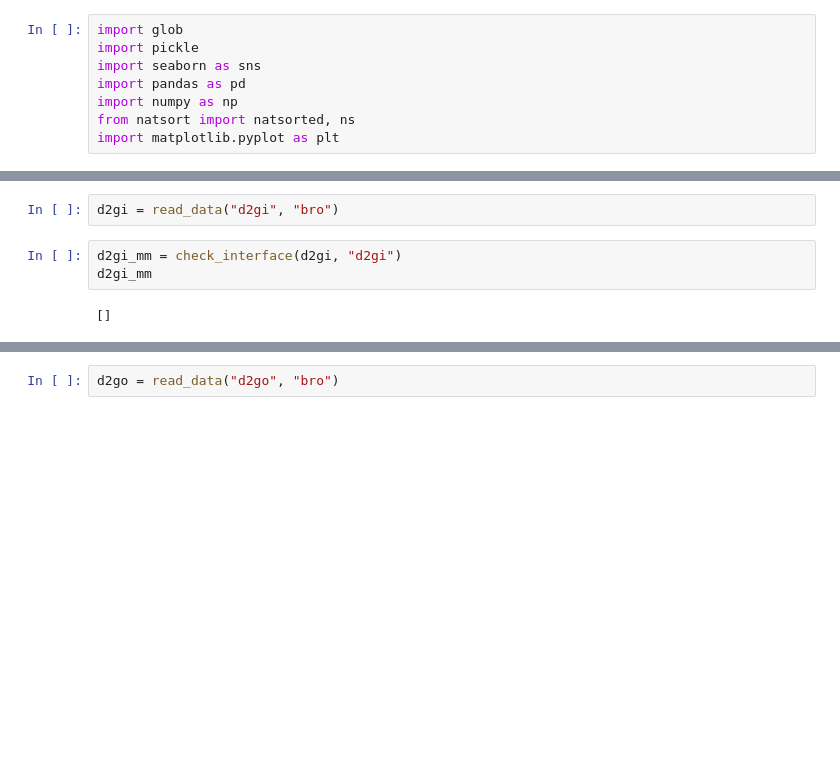
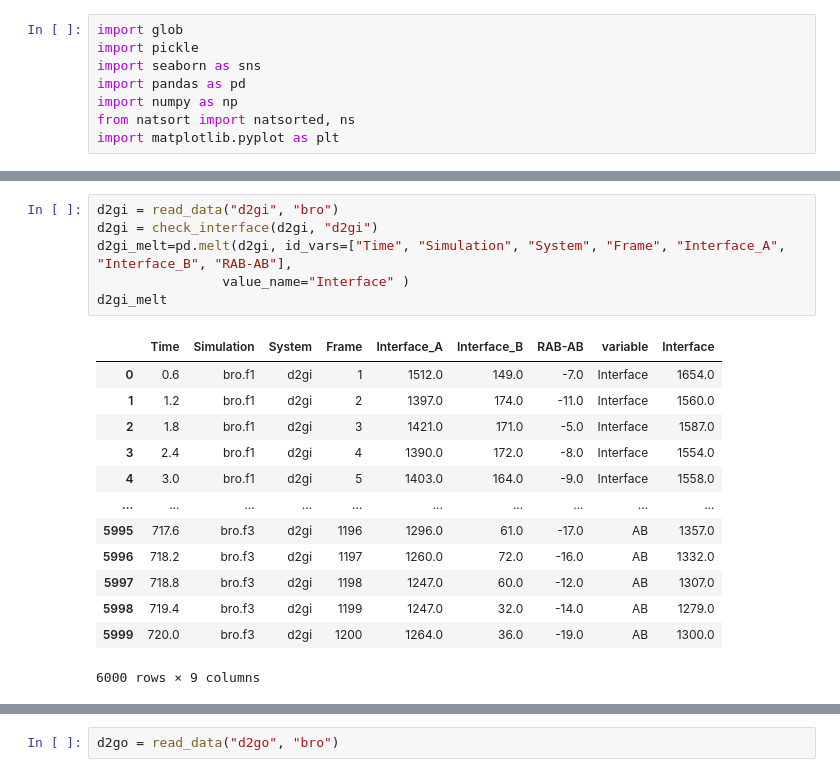
Before and after one commit to brucekhlee/ace, a Jupyter notebook: tutorial/dx_g_cpx/check_interface.ipynb, the cells around one changed output, grey strips where cells are left out. Saved outputs shown, nothing was run; the diff lists cells and outputs as text; blank space fills up the shorter version.

```diff
--- a/tutorial/dx_g_cpx/check_interface.ipynb
+++ b/tutorial/dx_g_cpx/check_interface.ipynb
@@ -56,7 +59,20 @@ def check_interface(df, receptor=None):
-# %%
-d2gi = read_data("d2gi", "bro")
-# %%
-d2gi_mm = check_interface(d2gi, "d2gi")
-d2gi_mm
-# %% [output]
-[]
+# %%
+d2gi = read_data("d2gi", "bro")
+d2gi = check_interface(d2gi, "d2gi")
+d2gi_melt=pd.melt(d2gi, id_vars=["Time", "Simulation", "System", "Frame", "Interface_A", "Interface_B", "RAB-AB"],
+                value_name="Interface" )
+d2gi_melt
+# %% [output]
+|  | Time | Simulation | System | Frame | Interface_A | Interface_B | RAB-AB | variable | Interface |
+| 0 | 0.6 | bro.f1 | d2gi | 1 | 1512.0 | 149.0 | -7.0 | Interface | 1654.0 |
+| 1 | 1.2 | bro.f1 | d2gi | 2 | 1397.0 | 174.0 | -11.0 | Interface | 1560.0 |
+| 2 | 1.8 | bro.f1 | d2gi | 3 | 1421.0 | 171.0 | -5.0 | Interface | 1587.0 |
+| 3 | 2.4 | bro.f1 | d2gi | 4 | 1390.0 | 172.0 | -8.0 | Interface | 1554.0 |
+| 4 | 3.0 | bro.f1 | d2gi | 5 | 1403.0 | 164.0 | -9.0 | Interface | 1558.0 |
+| ... | ... | ... | ... | ... | ... | ... | ... | ... | ... |
+| 5995 | 717.6 | bro.f3 | d2gi | 1196 | 1296.0 | 61.0 | -17.0 | AB | 1357.0 |
+| 5996 | 718.2 | bro.f3 | d2gi | 1197 | 1260.0 | 72.0 | -16.0 | AB | 1332.0 |
+| 5997 | 718.8 | bro.f3 | d2gi | 1198 | 1247.0 | 60.0 | -12.0 | AB | 1307.0 |
+| 5998 | 719.4 | bro.f3 | d2gi | 1199 | 1247.0 | 32.0 | -14.0 | AB | 1279.0 |
+| 5999 | 720.0 | bro.f3 | d2gi | 1200 | 1264.0 | 36.0 | -19.0 | AB | 1300.0 |
+6000 rows × 9 columns
```
Also changed, not shown: parts of 16 cells of this notebook.
